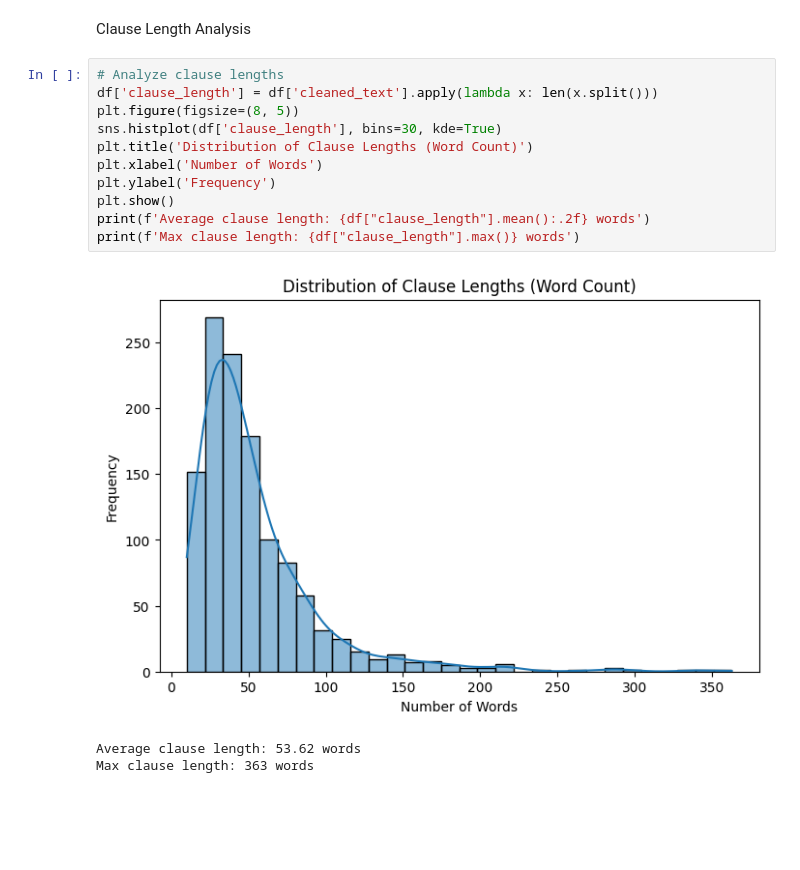
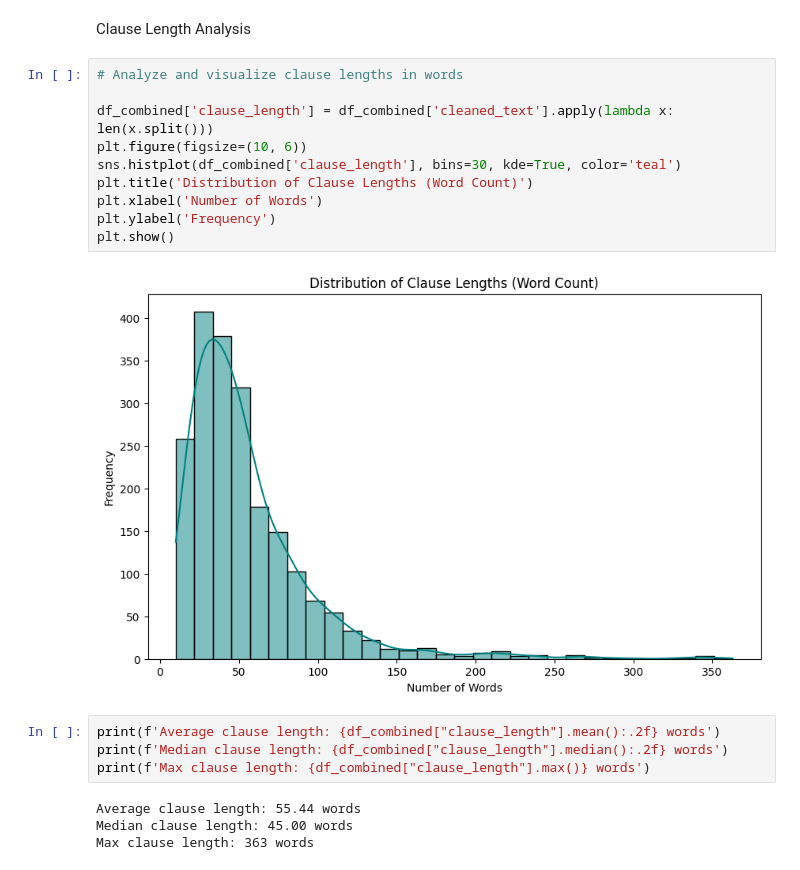
Before and after one commit to rahul-mandadi/LegalClause, a Jupyter notebook: Notebooks/EDA.ipynb, the cells around one changed output. Saved outputs shown, nothing was run; the diff lists cells and outputs as text; blank space fills up the shorter version.

```diff
--- a/Notebooks/EDA.ipynb
+++ b/Notebooks/EDA.ipynb
@@ -46,17 +83,22 @@ Name: count, dtype: int64
 # %% [markdown]
 Clause Length Analysis
 # %%
-# Analyze clause lengths
-df['clause_length'] = df['cleaned_text'].apply(lambda x: len(x.split()))
-plt.figure(figsize=(8, 5))
-sns.histplot(df['clause_length'], bins=30, kde=True)
+# Analyze and visualize clause lengths in words
+
+df_combined['clause_length'] = df_combined['cleaned_text'].apply(lambda x: len(x.split()))
+plt.figure(figsize=(10, 6))
+sns.histplot(df_combined['clause_length'], bins=30, kde=True, color='teal')
 plt.title('Distribution of Clause Lengths (Word Count)')
 plt.xlabel('Number of Words')
 plt.ylabel('Frequency')
 plt.show()
-print(f'Average clause length: {df["clause_length"].mean():.2f} words')
-print(f'Max clause length: {df["clause_length"].max()} words')
 # %% [output]
-[figure, old version]
+[figure, new version]
-Average clause length: 53.62 words
-Max clause length: 363 words
+# %%
+print(f'Average clause length: {df_combined["clause_length"].mean():.2f} words')
+print(f'Median clause length: {df_combined["clause_length"].median():.2f} words')
+print(f'Max clause length: {df_combined["clause_length"].max()} words')
+# %% [output]
+Average clause length: 55.44 words
+Median clause length: 45.00 words
+Max clause length: 363 words
```
Also changed, not shown: parts of 15 cells of this notebook.
